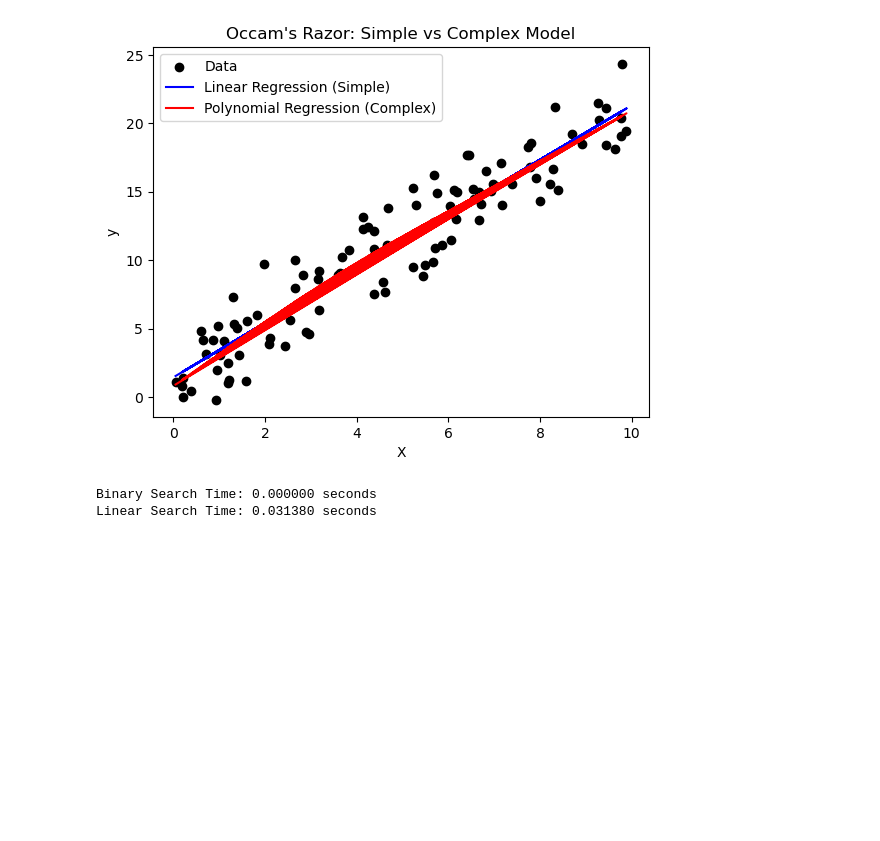
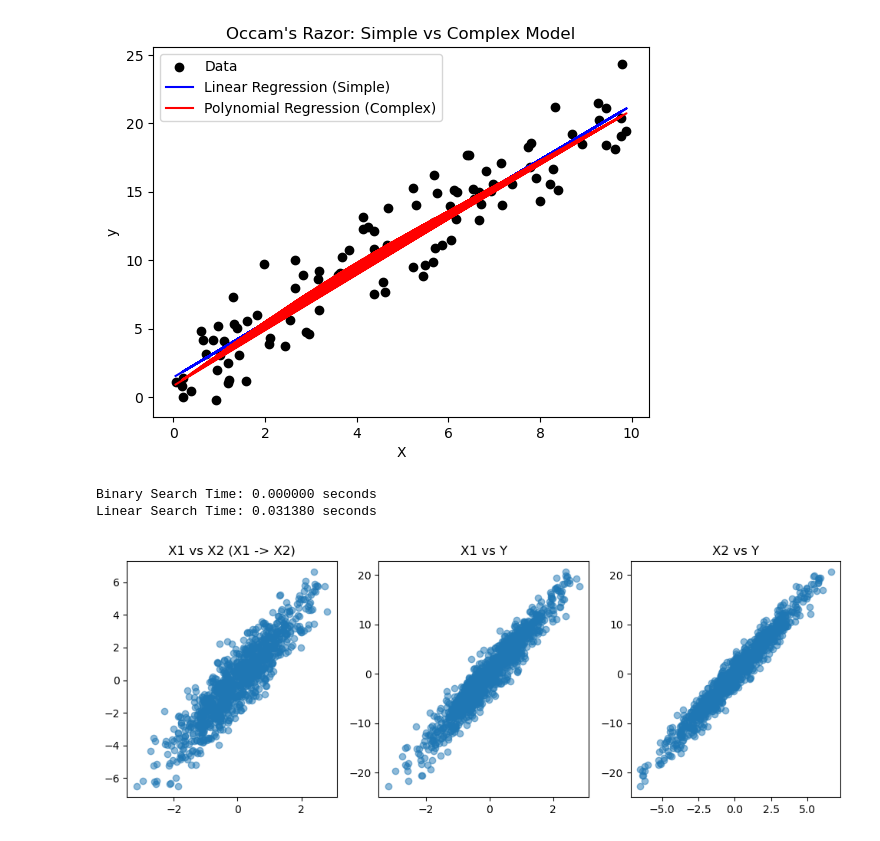
Before and after one commit to kim-bo-saeng/personal_project, a Jupyter notebook: papers_study/papers_test_code.ipynb, the cells around one changed output. Saved outputs shown, nothing was run; the diff lists cells and outputs as text; code cells hidden in the pictures; blank space fills up the shorter version.

```diff
--- a/papers_study/papers_test_code.ipynb
+++ b/papers_study/papers_test_code.ipynb
@@ -296,3 +296,37 @@ print(f"Linear Search Time: {linear_time:.6f} seconds")
 # %% [output]
 Binary Search Time: 0.000000 seconds
 Linear Search Time: 0.031380 seconds
+# %%
+import numpy as np
+import matplotlib.pyplot as plt
+
+# 샘플 수
+n_samples = 1000
+
+# X1을 무작위로 생성
+X1 = np.random.normal(size=n_samples)
+
+# X2는 X1에 의해 결정되며, 약간의 노이즈를 가짐
+X2 = 2 * X1 + np.random.normal(size=n_samples)
+
+# Y는 X1과 X2에 의해 결정되며, 추가적인 노이즈가 있음
+Y = 3 * X1 + 2 * X2 + np.random.normal(size=n_samples)
+
+# 데이터를 시각화
+plt.figure(figsize=(12, 4))
+
+plt.subplot(1, 3, 1)
+plt.scatter(X1, X2, alpha=0.5)
+plt.title("X1 vs X2 (X1 -> X2)")
+
+plt.subplot(1, 3, 2)
+plt.scatter(X1, Y, alpha=0.5)
+plt.title("X1 vs Y")
+
+plt.subplot(1, 3, 3)
+plt.scatter(X2, Y, alpha=0.5)
+plt.title("X2 vs Y")
+
+plt.show()
+# %% [output]
+[figure, added]
```
Also changed, not shown: parts of 1 cell of this notebook.
